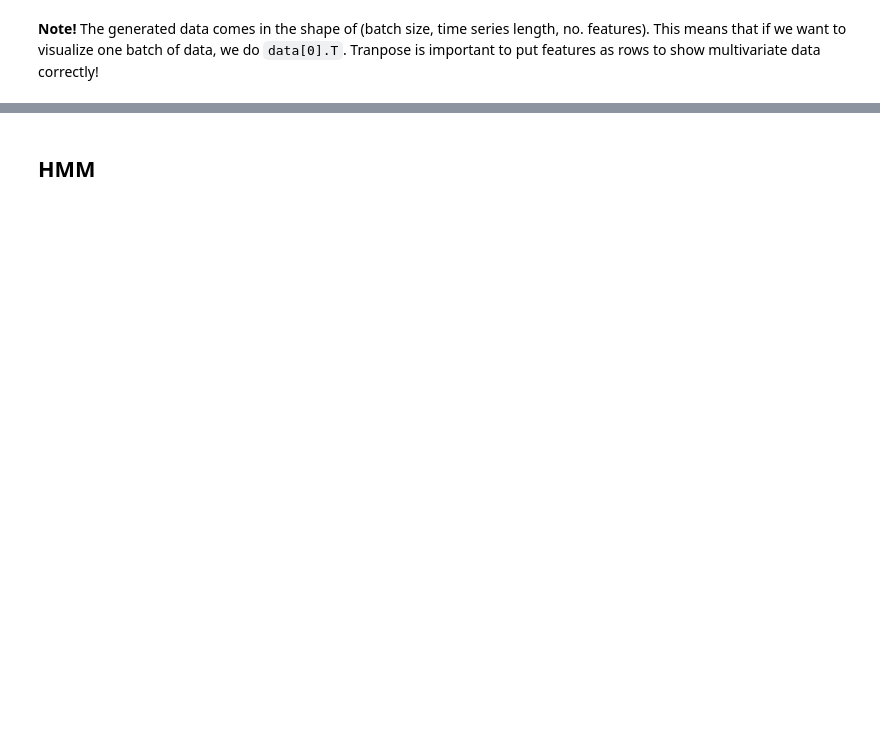
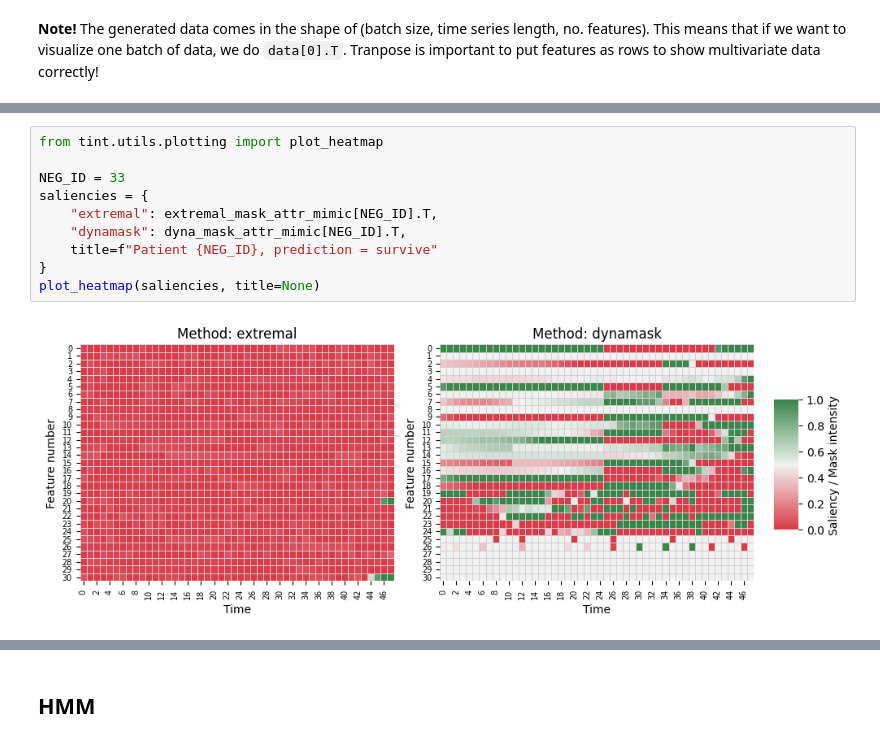
Before and after one commit to anonymous8293/factai, a Jupyter notebook: visualization.ipynb, the cells around one changed output, grey strips where cells are left out. Drawn from its saved outputs; the diff is of its cells as text; blank space fills up the shorter version.

```diff
--- a/visualization.ipynb
+++ b/visualization.ipynb
@@ -454,0 +164,12 @@ plot_components(
+# %%
+from tint.utils.plotting import plot_heatmap
+
+NEG_ID = 33
+saliencies = {
+    "extremal": extremal_mask_attr_mimic[NEG_ID].T,
+    "dynamask": dyna_mask_attr_mimic[NEG_ID].T,
+    title=f"Patient {NEG_ID}, prediction = survive"
+}
+plot_heatmap(saliencies, title=None)
+# %% [output]
+[figure, added]
```
Also changed, not shown: parts of 127 cells of this notebook.
